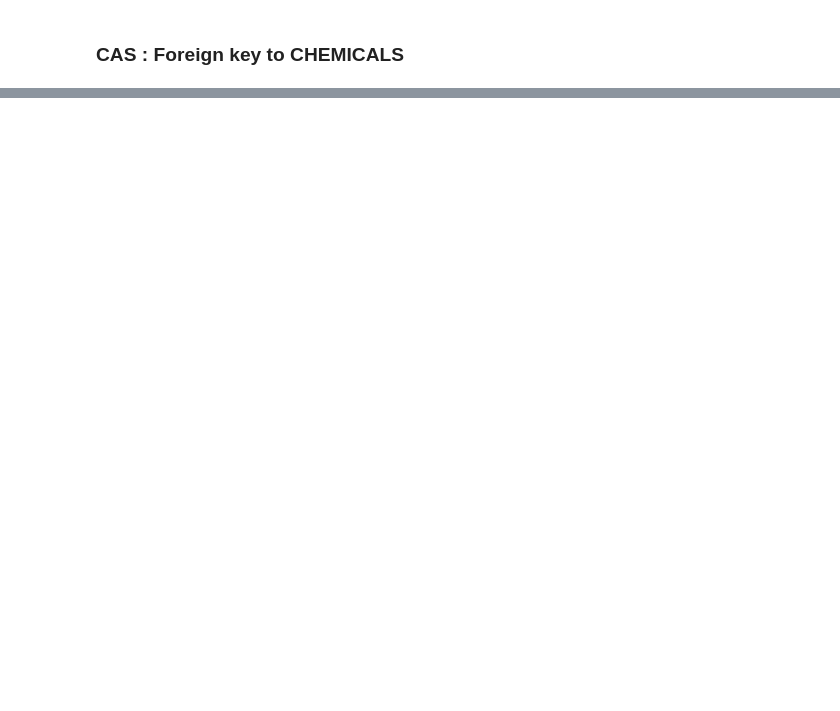
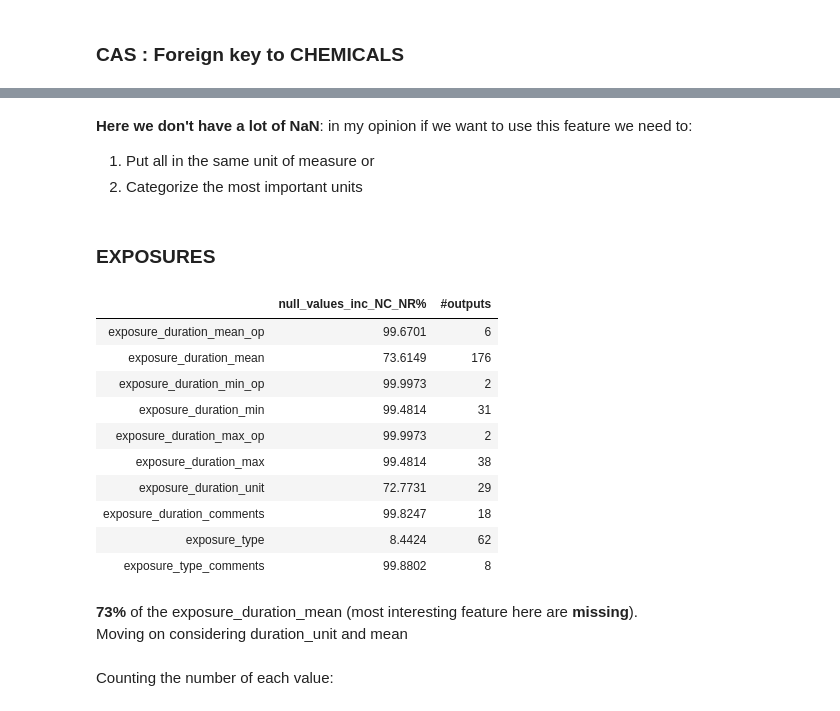
Before and after one commit to manuleo/ML_Toxicology_Testing, a Jupyter notebook: data_analysis.ipynb, the cells around one changed output, grey strips where cells are left out. Saved outputs shown, nothing was run; the diff lists cells and outputs as text; code cells hidden in the pictures; blank space fills up the shorter version.

```diff
--- a/data_analysis.ipynb
+++ b/data_analysis.ipynb
@@ -260,0 +321,26 @@ df4
+# %% [markdown]
+**Here we don't have a lot of NaN**:
+in my opinion if we want to use this feature we need to:
+1. Put all in the same unit of measure or
+2. Categorize the most important units
+# %% [markdown]
+### EXPOSURES
+# %%
+# Computing dataframe for exposure
+df_exp_nan, exp_list = null_output_counts("exposure", test)
+df_exp_nan
+# %% [output]
+|  | null_values_inc_NC_NR% | #outputs |
+| exposure_duration_mean_op | 99.6701 | 6 |
+| exposure_duration_mean | 73.6149 | 176 |
+| exposure_duration_min_op | 99.9973 | 2 |
+| exposure_duration_min | 99.4814 | 31 |
+| exposure_duration_max_op | 99.9973 | 2 |
+| exposure_duration_max | 99.4814 | 38 |
+| exposure_duration_unit | 72.7731 | 29 |
+| exposure_duration_comments | 99.8247 | 18 |
+| exposure_type | 8.4424 | 62 |
+| exposure_type_comments | 99.8802 | 8 |
+# %% [markdown]
+**73%** of the exposure_duration_mean (most interesting feature here are **missing**).
+Moving on considering duration_unit and mean
@@ -260,0 +350,2 @@ df4
+# %% [markdown]
+Counting the number of each value:
```
Also changed, not shown: parts of 99 cells of this notebook, 4 other files.
